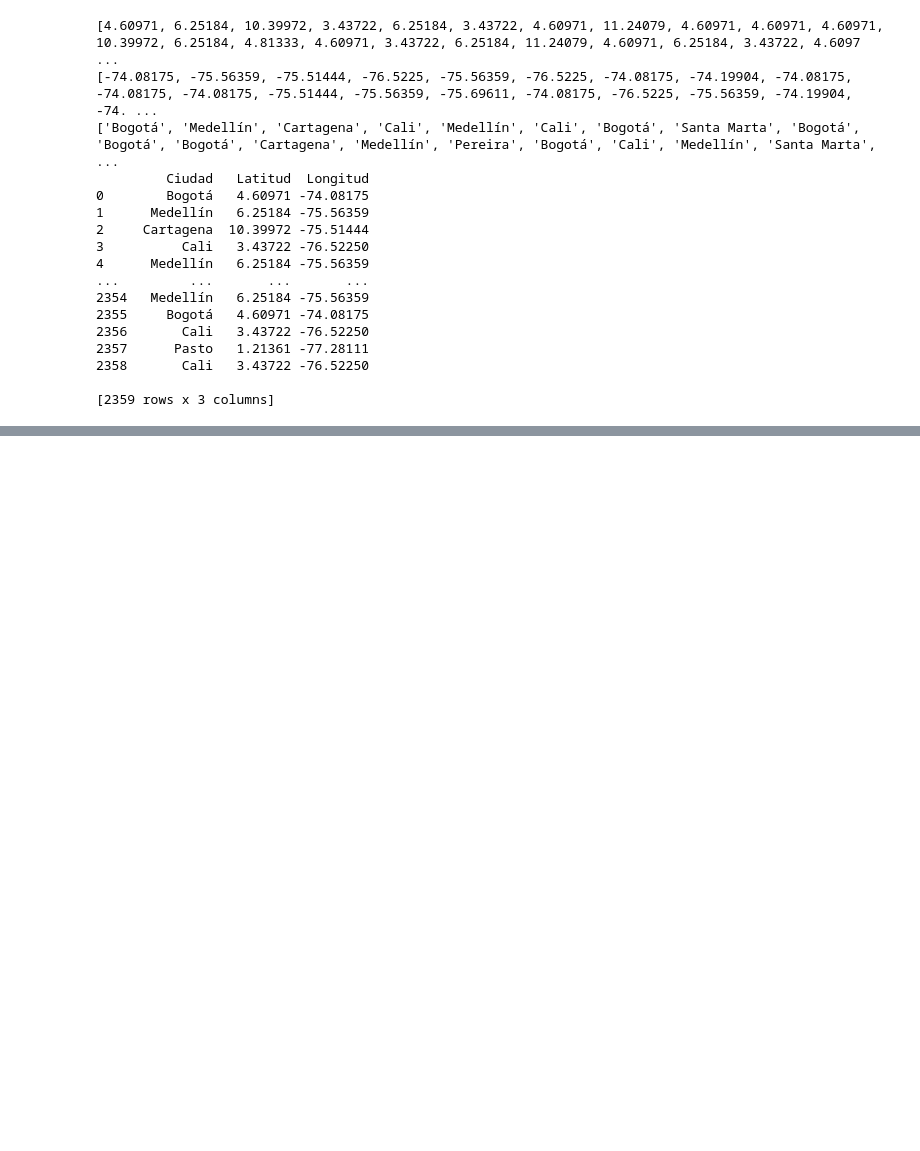
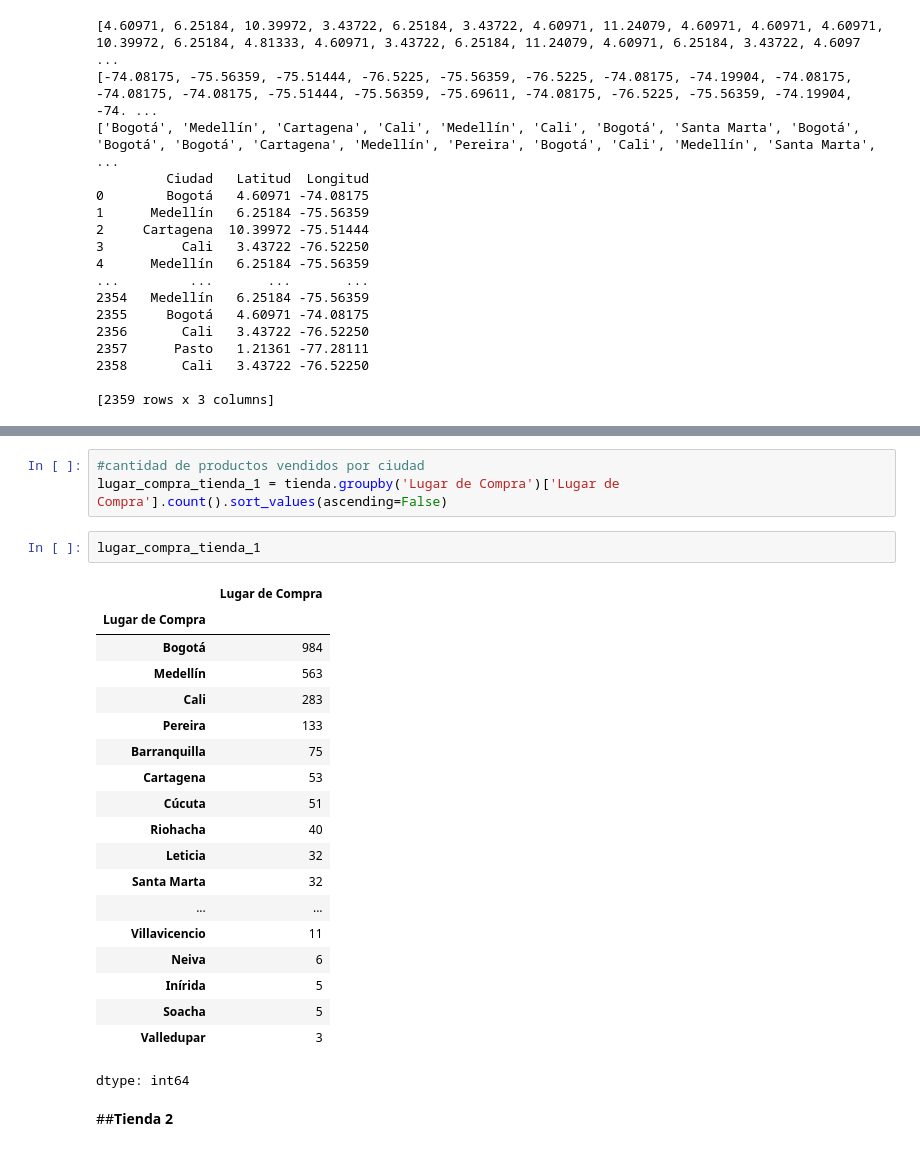
Before and after one commit to veterydaisy/AluraStore, a Jupyter notebook: AluraStoreLatam.ipynb, the cells around one changed output, grey strips where cells are left out. Drawn from its saved outputs; the diff is of its cells as text; blank space fills up the shorter version.

```diff
--- a/AluraStoreLatam.ipynb
+++ b/AluraStoreLatam.ipynb
@@ -411,0 +455,27 @@ for index, row in df_tienda_1.iterrows():
+# %%
+#cantidad de productos vendidos por ciudad
+lugar_compra_tienda_1 = tienda.groupby('Lugar de Compra')['Lugar de Compra'].count().sort_values(ascending=False)
+# %%
+lugar_compra_tienda_1
+# %% [output]
+|  | Lugar de Compra |
+| Lugar de Compra |  |
+| Bogotá | 984 |
+| Medellín | 563 |
+| Cali | 283 |
+| Pereira | 133 |
+| Barranquilla | 75 |
+| Cartagena | 53 |
+| Cúcuta | 51 |
+| Riohacha | 40 |
+| Leticia | 32 |
+| Santa Marta | 32 |
+| ... | ... |
+| Villavicencio | 11 |
+| Neiva | 6 |
+| Inírida | 5 |
+| Soacha | 5 |
+| Valledupar | 3 |
+dtype: int64
+# %% [markdown]
+##**Tienda 2**
```
Also changed, not shown: parts of 9 cells of this notebook.
